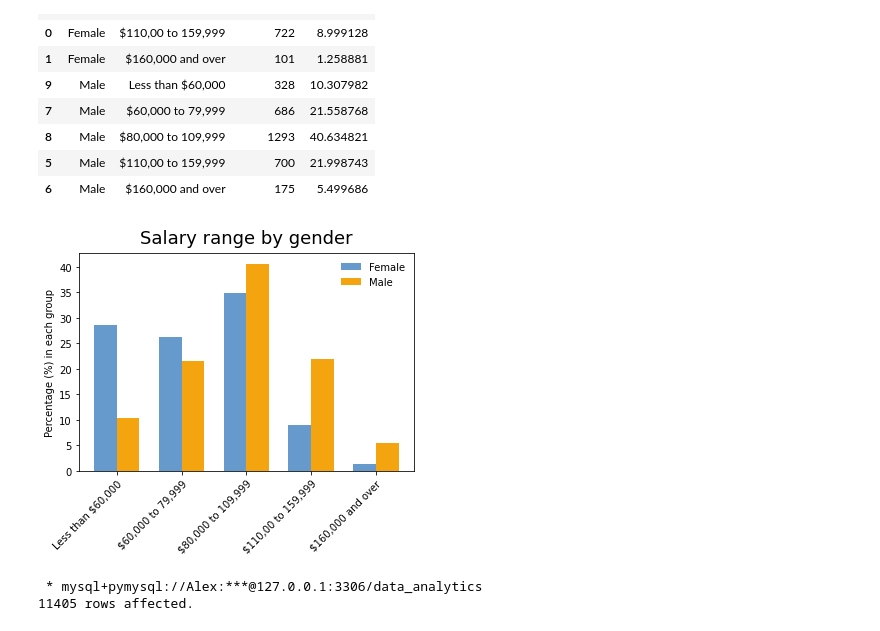
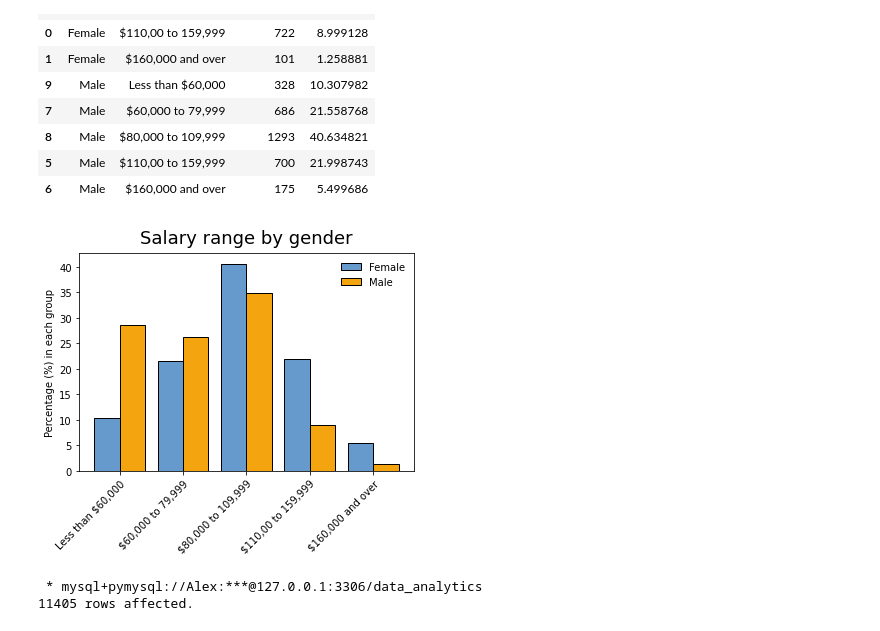
Before and after one commit to alex-cplee/WA-Public-Service-Perception-2015, a Jupyter notebook: SurveyData.ipynb, the cells around one changed output. Cells and saved outputs as stored; diff of their text form; code cells hidden in the pictures.

```diff
--- a/SurveyData.ipynb
+++ b/SurveyData.ipynb
@@ -652,27 +666,27 @@ salary_gender_df #sort by gender first then Salary using the dictionary
 # %%
 import matplotlib.pyplot as plt
 %matplotlib inline
 
 #manually create the first figure
 
 fig, ax2 = plt.subplots()
 labels = list(salary_key['Value'].keys()) #label for the manual plot
 
 x = np.arange(len(labels))
-width = 0.35
+width = 0.4
 
-ax2.bar(x - width/2, salary_gender_df[salary_gender_df['Gender']=='Female']['Percentage'], width, label='Female', color = "#6699cc")
-ax2.bar(x + width/2, salary_gender_df[salary_gender_df['Gender']=='Male']['Percentage'], width, label='Male', color = '#F4A40F')
+ax2.bar(x - width/2, salary_gender_df[salary_gender_df['Gender']=='Male']['Percentage'], width, edgecolor='black', label='Female', color = "#6699cc")
+ax2.bar(x + width/2, salary_gender_df[salary_gender_df['Gender']=='Female']['Percentage'], width, edgecolor='black',label='Male', color = '#F4A40F')
 
 ax2.set_ylabel('Percentage (%) in each group')
 ax2.set_title('Salary range by gender', fontdict = {'fontsize': 18, 'verticalalignment':'bottom' })
 ax2.set_xticks(x)
 ax2.set_xticklabels(labels, rotation = 45, rotation_mode='anchor', ha = 'right')
 ax2.legend(bbox_to_anchor=(1, 1), frameon = False)
 
 plt.show()
 # %% [output]
-[figure, old version]
+[figure, new version]
 # %%
 salary_gender = %sql select D1, D8 from `survey-data`;
 salary_gender = pd.DataFrame(salary_gender, columns=['Gender','Salary'])
```
Also changed, not shown: parts of 71 cells of this notebook.
